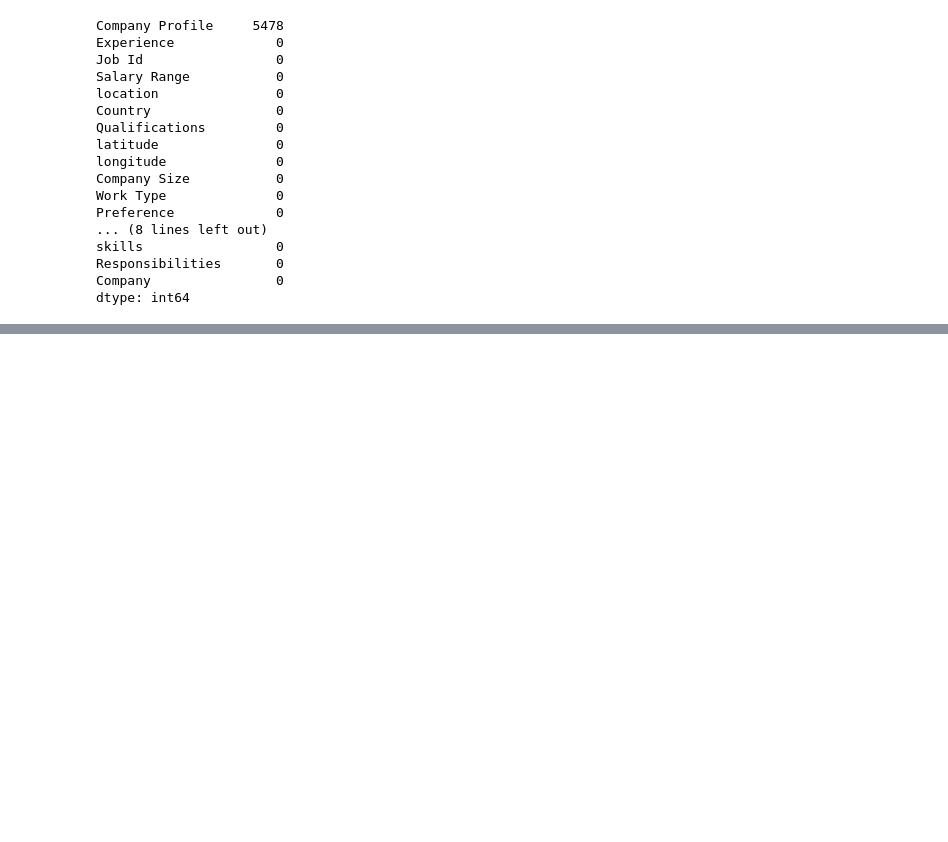
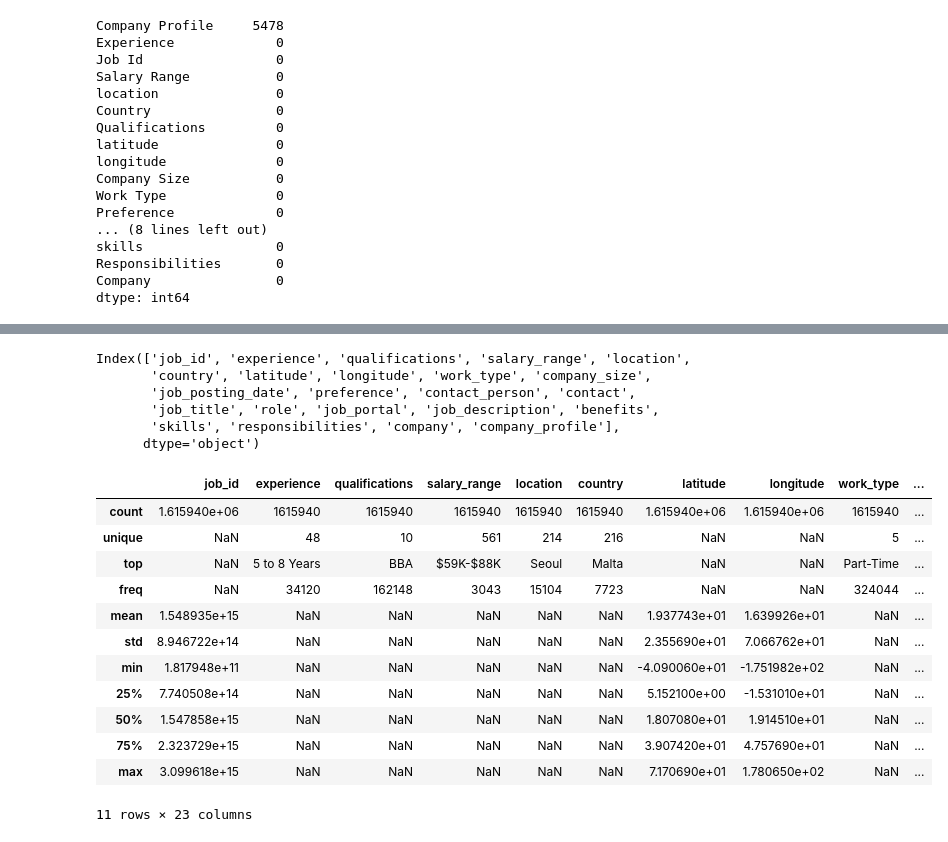
Before and after one commit to ervinb0/Job-Classification-System, a Jupyter notebook: notebooks/exploration01.ipynb, the cells around one changed output, grey strips where cells are left out. Saved outputs shown, nothing was run; the diff lists cells and outputs as text; code cells hidden in the pictures; blank space fills up the shorter version.

```diff
--- a/notebooks/exploration01.ipynb
+++ b/notebooks/exploration01.ipynb
@@ -66,0 +81,31 @@ dtype: int64
+# %%
+df['Company Profile'] = df['Company Profile'].fillna('Not Provided')
+# %%
+df.columns = df.columns.str.strip().str.lower().str.replace(' ', '_')
+# %%
+print(df.columns)
+# %% [output]
+Index(['job_id', 'experience', 'qualifications', 'salary_range', 'location',
+       'country', 'latitude', 'longitude', 'work_type', 'company_size',
+       'job_posting_date', 'preference', 'contact_person', 'contact',
+       'job_title', 'role', 'job_portal', 'job_description', 'benefits',
+       'skills', 'responsibilities', 'company', 'company_profile'],
+      dtype='object')
+# %%
+df = df.drop_duplicates()
+# %%
+df.describe(include="all")
+# %% [output]
+|  | job_id | experience | qualifications | salary_range | location | country | latitude | longitude | work_type | ... |
+| count | 1.615940e+06 | 1615940 | 1615940 | 1615940 | 1615940 | 1615940 | 1.615940e+06 | 1.615940e+06 | 1615940 | ... |
+| unique | NaN | 48 | 10 | 561 | 214 | 216 | NaN | NaN | 5 | ... |
+| top | NaN | 5 to 8 Years | BBA | $59K-$88K | Seoul | Malta | NaN | NaN | Part-Time | ... |
+| freq | NaN | 34120 | 162148 | 3043 | 15104 | 7723 | NaN | NaN | 324044 | ... |
+| mean | 1.548935e+15 | NaN | NaN | NaN | NaN | NaN | 1.937743e+01 | 1.639926e+01 | NaN | ... |
+| std | 8.946722e+14 | NaN | NaN | NaN | NaN | NaN | 2.355690e+01 | 7.066762e+01 | NaN | ... |
+| min | 1.817948e+11 | NaN | NaN | NaN | NaN | NaN | -4.090060e+01 | -1.751982e+02 | NaN | ... |
+| 25% | 7.740508e+14 | NaN | NaN | NaN | NaN | NaN | 5.152100e+00 | -1.531010e+01 | NaN | ... |
+| 50% | 1.547858e+15 | NaN | NaN | NaN | NaN | NaN | 1.807080e+01 | 1.914510e+01 | NaN | ... |
+| 75% | 2.323729e+15 | NaN | NaN | NaN | NaN | NaN | 3.907420e+01 | 4.757690e+01 | NaN | ... |
+| max | 3.099618e+15 | NaN | NaN | NaN | NaN | NaN | 7.170690e+01 | 1.780650e+02 | NaN | ... |
+11 rows × 23 columns
```
Also changed, not shown: parts of 6 cells of this notebook.
